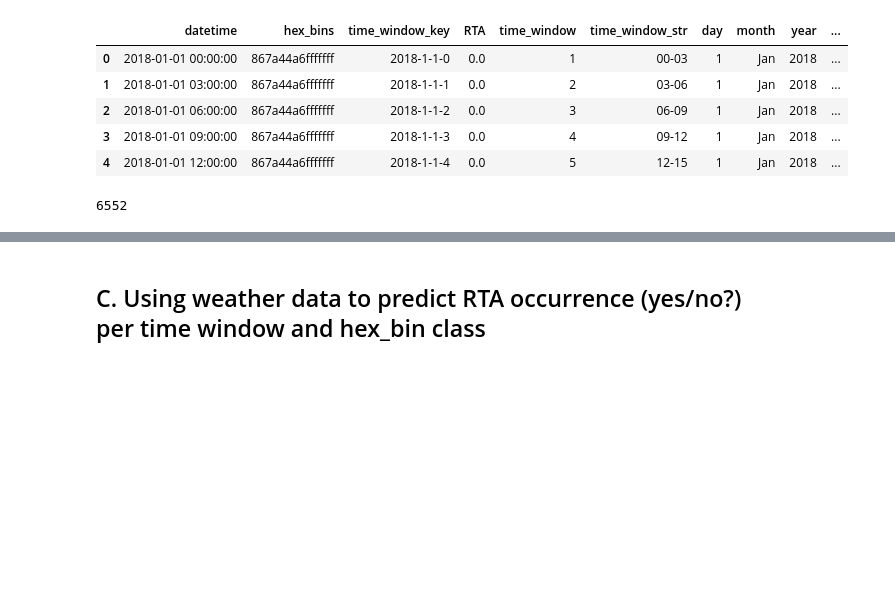
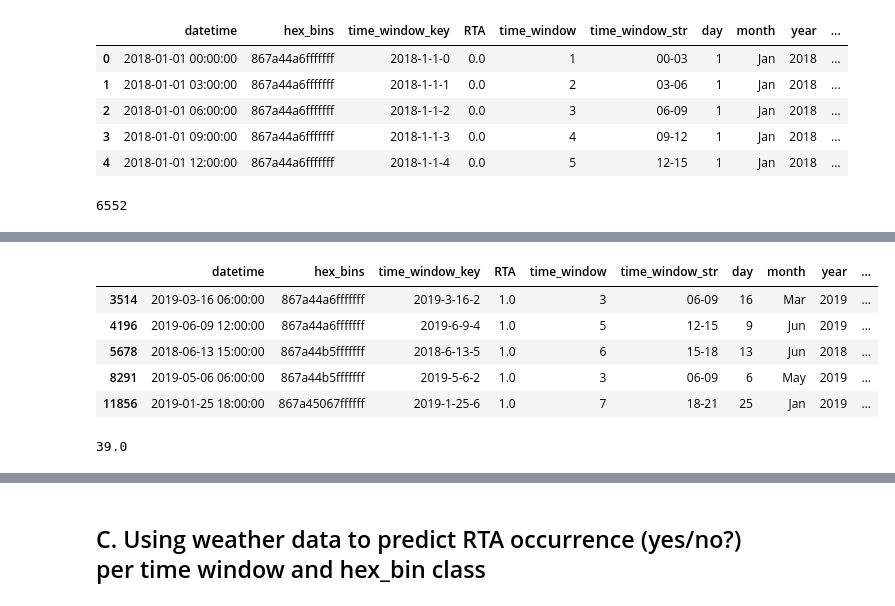
Before and after one commit to AndOleAnd/Capstone_N_A_P, a Jupyter notebook: Notebooks/Prediction_Output.ipynb, the cells around one changed output, grey strips where cells are left out. Cells and saved outputs as stored; diff of their text form; code cells hidden in the pictures; blank space fills up the shorter version.

```diff
--- a/Notebooks/Prediction_Output.ipynb
+++ b/Notebooks/Prediction_Output.ipynb
@@ -378,0 +408,15 @@ file created ../Inputs/predictions_freq_h3_filtered.csv
+# %%
+df_freq_filtered_formatted = df_final.loc[df_final.RTA > 0]
+# %%
+df_freq_filtered_formatted.head()
+# %% [output]
+|  | datetime | hex_bins | time_window_key | RTA | time_window | time_window_str | day | month | year | ... |
+| 3514 | 2019-03-16 06:00:00 | 867a44a6fffffff | 2019-3-16-2 | 1.0 | 3 | 06-09 | 16 | Mar | 2019 | ... |
+| 4196 | 2019-06-09 12:00:00 | 867a44a6fffffff | 2019-6-9-4 | 1.0 | 5 | 12-15 | 9 | Jun | 2019 | ... |
+| 5678 | 2018-06-13 15:00:00 | 867a44b5fffffff | 2018-6-13-5 | 1.0 | 6 | 15-18 | 13 | Jun | 2018 | ... |
+| 8291 | 2019-05-06 06:00:00 | 867a44b5fffffff | 2019-5-6-2 | 1.0 | 3 | 06-09 | 6 | May | 2019 | ... |
+| 11856 | 2019-01-25 18:00:00 | 867a45067ffffff | 2019-1-25-6 | 1.0 | 7 | 18-21 | 25 | Jan | 2019 | ... |
+# %%
+df_freq_filtered_formatted.RTA.max()
+# %% [output]
+39.0
```
Also changed, not shown: parts of 36 cells of this notebook.
